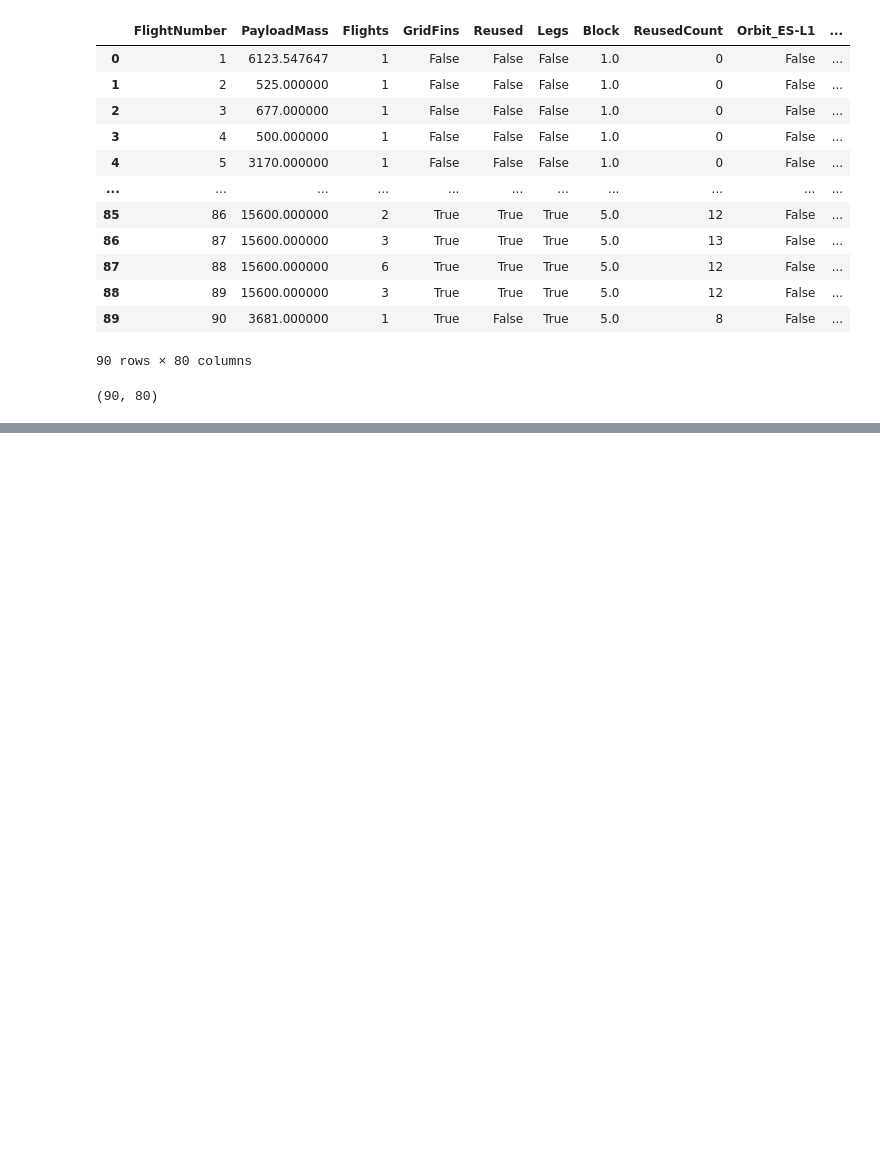
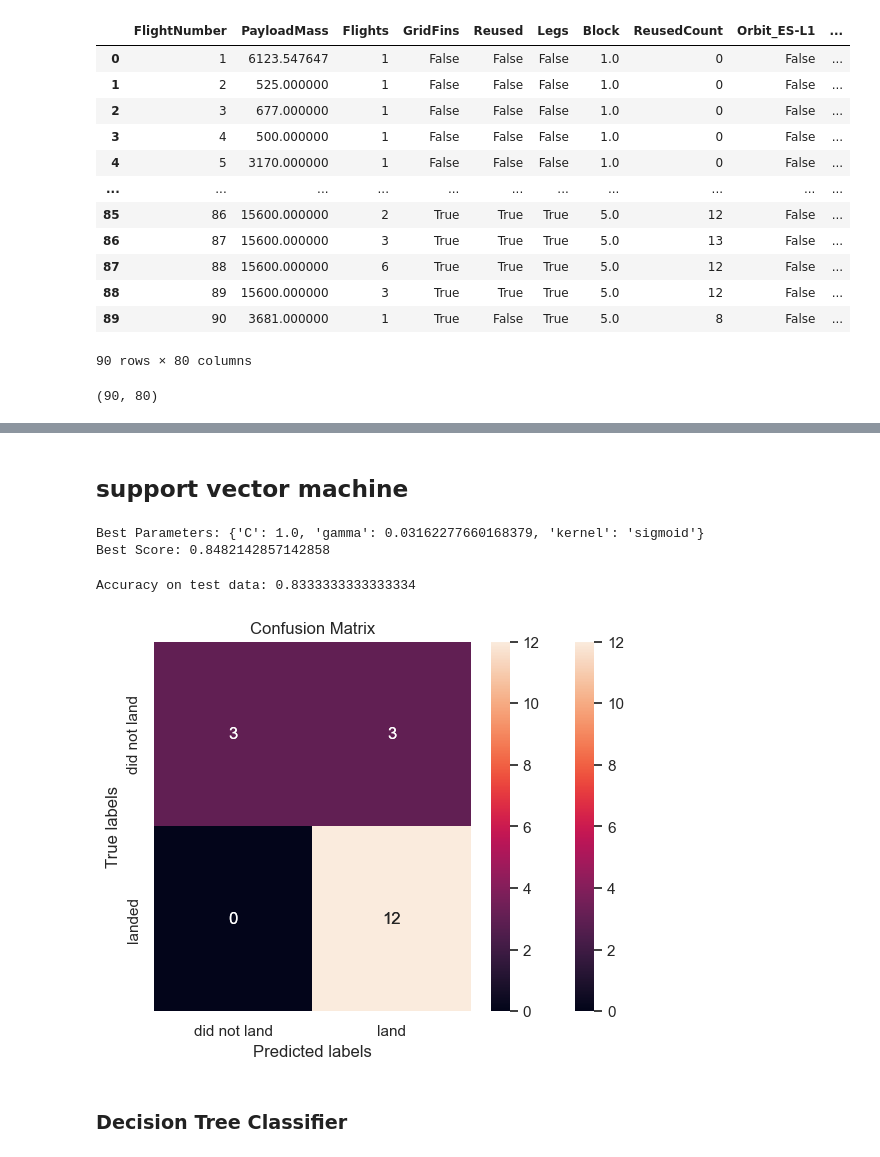
Before and after one commit to Bamwesigye-Calvin-Kiiza/SpaceX-data-science, a Jupyter notebook: space x data science .ipynb, the cells around one changed output, grey strips where cells are left out. Saved outputs shown, nothing was run; the diff lists cells and outputs as text; code cells hidden in the pictures; blank space fills up the shorter version.

```diff
--- a/space x data science .ipynb
+++ b/space x data science .ipynb
@@ -575,0 +950,39 @@ features_one_hot.to_csv('dataset_part_3.csv', index=False)
+# %% [markdown]
+## support vector machine
+# %%
+svm = SVC()
+
+parameters = {
+    'kernel': ('linear', 'rbf', 'poly', 'sigmoid'),
+    'C': np.logspace(-3, 3, 5),
+    'gamma': np.logspace(-3, 3, 5)
+}
+
+
+svm_cv = GridSearchCV(svm, parameters, cv=10)  # cv=10 specifies 10-fold cross-validation
+
+
+svm_cv.fit(x_train, y_train)  # Replace X_train and y_train with your training data
+
+# Get the best parameters and the best score
+best_params = svm_cv.best_params_
+best_score = svm_cv.best_score_
+
+print("Best Parameters:", best_params)
+print("Best Score:", best_score)
+# %% [output]
+Best Parameters: {'C': 1.0, 'gamma': 0.03162277660168379, 'kernel': 'sigmoid'}
+Best Score: 0.8482142857142858
+# %%
+accuracy = svm_cv.best_estimator_.score(x_test, y_test)
+
+print("Accuracy on test data:", accuracy)
+# %% [output]
+Accuracy on test data: 0.8333333333333334
+# %%
+yhat=svm_cv.predict(x_test)
+plot_conf_mat(y_test,yhat)
+# %% [output]
+[figure, added]
+# %% [markdown]
+### Decision Tree Classifier
```
Also changed, not shown: parts of 43 cells of this notebook.
